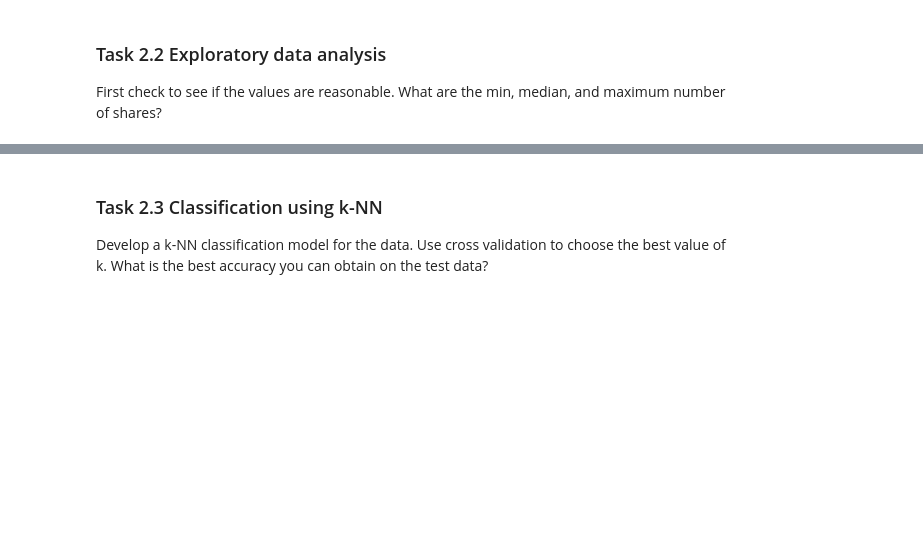
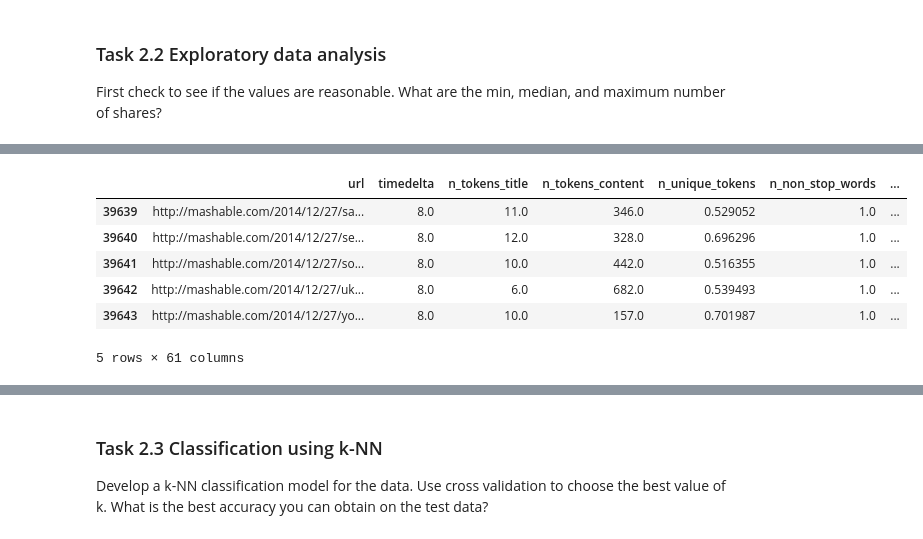
Before and after one commit to brookeslawski/datascience-homeworks-local, a Jupyter notebook: HW7/2018-HW7.ipynb, the cells around one changed output, grey strips where cells are left out. Cells and saved outputs as stored; diff of their text form; code cells hidden in the pictures; blank space fills up the shorter version.

```diff
--- a/HW7/2018-HW7.ipynb
+++ b/HW7/2018-HW7.ipynb
@@ -321,0 +356,10 @@ First check to see if the values are reasonable. What are the min, median, and m
+# %%
+newsdf.tail()
+# %% [output]
+|  | url | timedelta | n_tokens_title | n_tokens_content | n_unique_tokens | n_non_stop_words | ... |
+| 39639 | http://mashable.com/2014/12/27/sa... | 8.0 | 11.0 | 346.0 | 0.529052 | 1.0 | ... |
+| 39640 | http://mashable.com/2014/12/27/se... | 8.0 | 12.0 | 328.0 | 0.696296 | 1.0 | ... |
+| 39641 | http://mashable.com/2014/12/27/so... | 8.0 | 10.0 | 442.0 | 0.516355 | 1.0 | ... |
+| 39642 | http://mashable.com/2014/12/27/uk... | 8.0 | 6.0 | 682.0 | 0.539493 | 1.0 | ... |
+| 39643 | http://mashable.com/2014/12/27/yo... | 8.0 | 10.0 | 157.0 | 0.701987 | 1.0 | ... |
+5 rows × 61 columns
```
Also changed, not shown: parts of 11 cells of this notebook, 1 other file.
